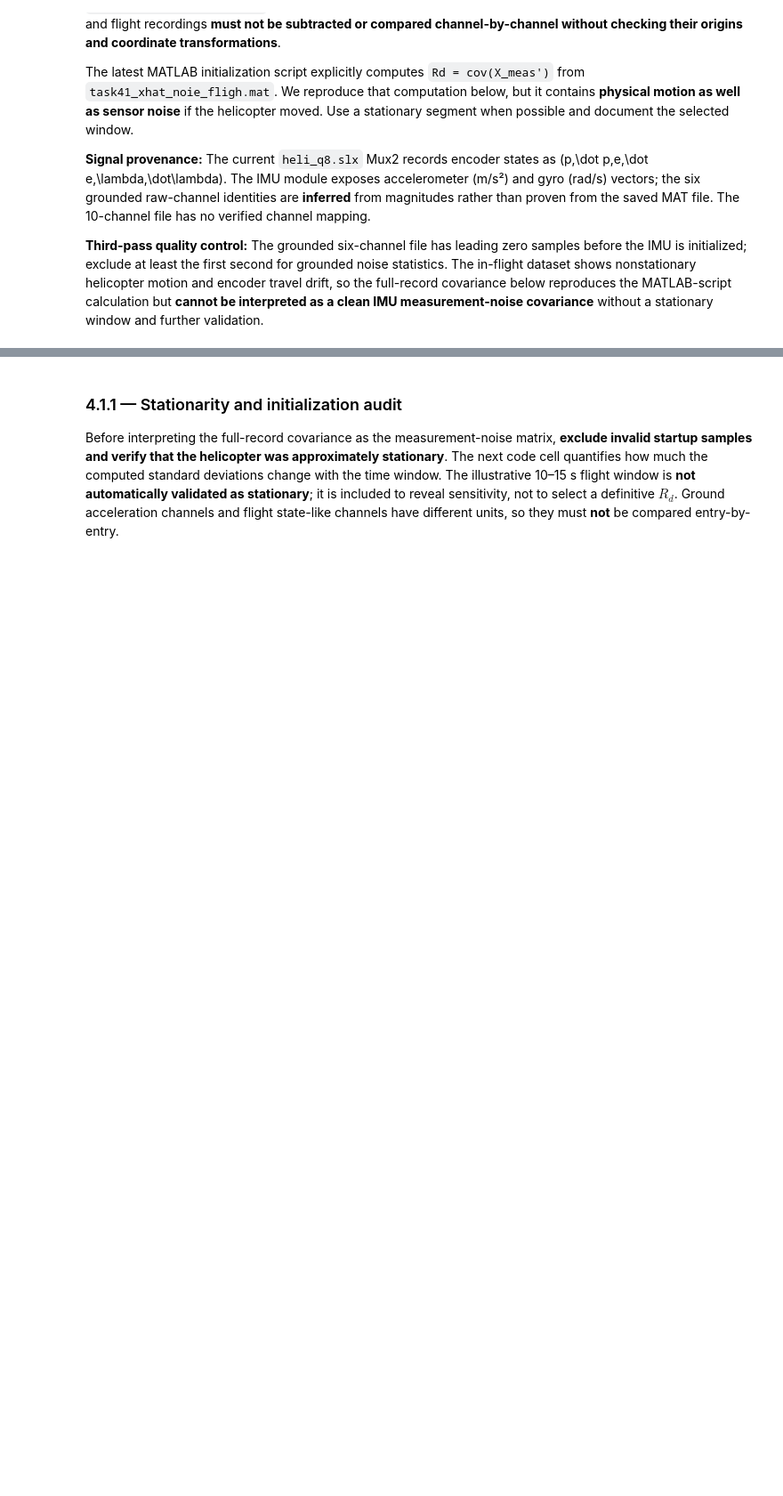
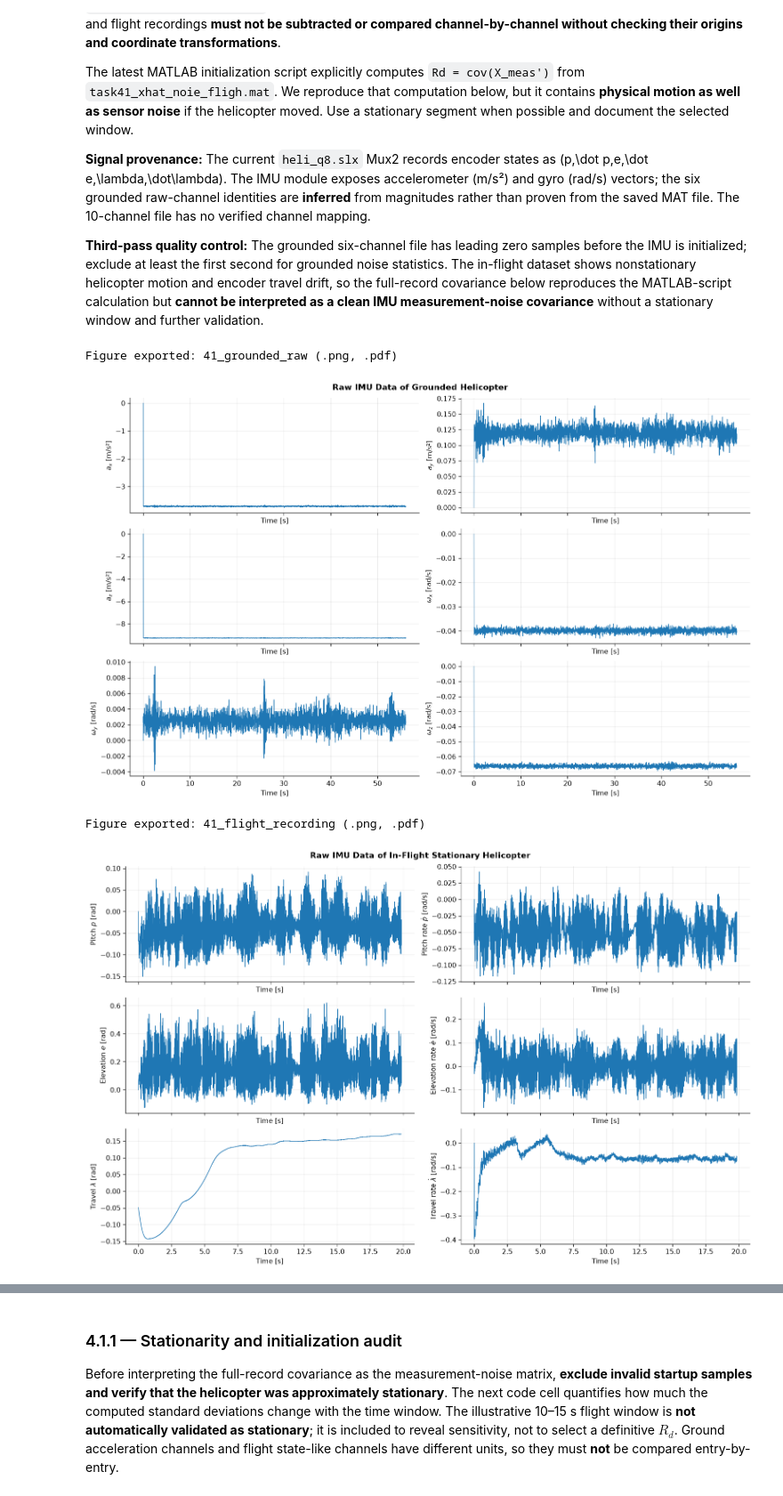
Before and after one commit to Pederaa/TTK4115-Helicopter-lab, a Jupyter notebook: Part IV – Kalman filter/Behandling av data fra lab/03_Analyse/TTK4115_Lab4_Analyse_PartIV_Renset.ipynb, the cells around one changed output, grey strips where cells are left out. Shown at 89% size. Drawn from its saved outputs; the diff is of its cells as text; code cells hidden in the pictures; blank space fills up the shorter version.

```diff
--- a/Part IV – Kalman filter/Behandling av data fra lab/03_Analyse/TTK4115_Lab4_Analyse_PartIV_Renset.ipynb
+++ b/Part IV – Kalman filter/Behandling av data fra lab/03_Analyse/TTK4115_Lab4_Analyse_PartIV_Renset.ipynb
@@ -129,7 +129,6 @@ def plot_channels(recording, title, labels=None, ncols=2, save=None, show=True):
     if save: save_fig(fig, save)
     if show: plt.show()
     else: plt.close(fig)
-    return fig
 
 inventory = []
 for path in sorted(files_in_zip):
@@ -157,14 +175,19 @@ The latest MATLAB initialization script explicitly computes `Rd = cov(X_meas')`
 # %%
 raw_ground = "task41_xhat_noie_grounded.mat"
 flight_meas = "task41_xhat_noie_fligh.mat"
 
-plot_channels(raw_ground, "Task 4.1 — Grounded 6-channel IMU recording (channel identities inferred)",
-              ["Inferred $a_x$ [m/s²]", "Inferred $a_y$ [m/s²]", "Inferred $a_z$ [m/s²]",
-               r"Inferred $\omega_x$ [rad/s]", r"Inferred $\omega_y$ [rad/s]", r"Inferred $\omega_z$ [rad/s]"],
+plot_channels(raw_ground, "Raw IMU Data of Grounded Helicopter",
+              ["$a_x$ [m/s²]", "$a_y$ [m/s²]", "$a_z$ [m/s²]",
+               r"$\omega_x$ [rad/s]", r"$\omega_y$ [rad/s]", r"$\omega_z$ [rad/s]"],
               save="41_grounded_raw")
-plot_channels(flight_meas, "Task 4.1 — In-flight 6-channel state-like measurement used for $R_d$",
+plot_channels(flight_meas, "Raw IMU Data of In-Flight Stationary Helicopter",
               [f"{s} [{u}]" for s,u in zip(STATE_NAMES,STATE_UNITS)],
               save="41_flight_recording")
+# %% [output]
+Figure exported: 41_grounded_raw (.png, .pdf)
+[figure, added]
+Figure exported: 41_flight_recording (.png, .pdf)
+[figure, added]
 # %%
 # Choose an approximately stationary segment; whole time range reproduces the MATLAB script.
 RD_WINDOW = (None, None)  # e.g. (5.0, 9.0) if justified by the time-series plot
```
Also changed, not shown: parts of 9 cells of this notebook, 30 other files.
